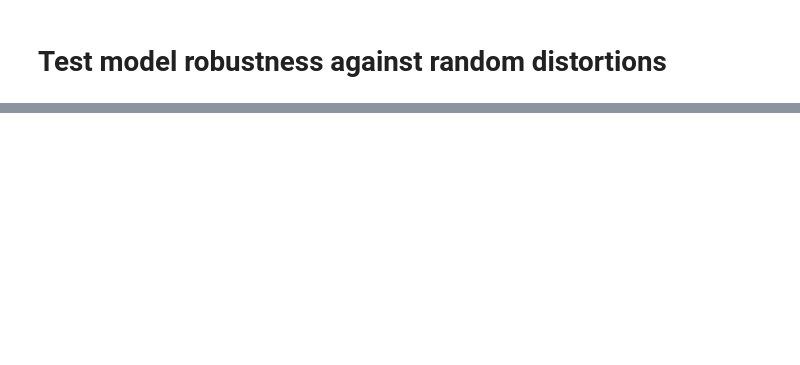
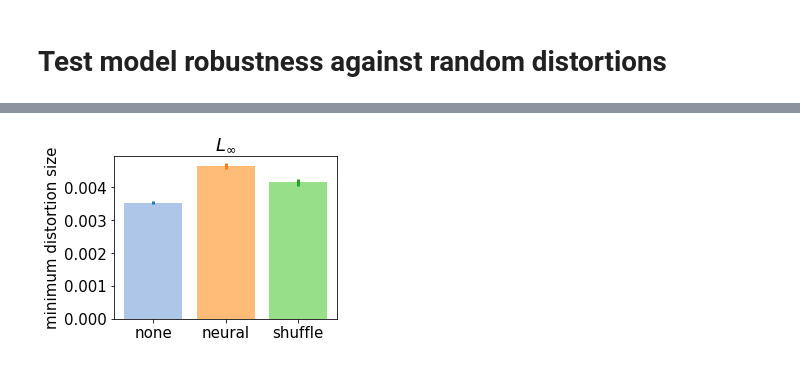
Before and after one commit to lizhe07/robust-arena, a Jupyter notebook: compare.models.ipynb, the cells around one changed output, grey strips where cells are left out. Cells and saved outputs as stored; diff of their text form; code cells hidden in the pictures; blank space fills up the shorter version.

```diff
--- a/compare.models.ipynb
+++ b/compare.models.ipynb
@@ -109,0 +123,25 @@ plt.show()
+# %%
+from roarena.tester import AttackJob
+
+attack_job = AttackJob('adv_attacks', benchmarks_dir)
+
+# attack models using foolbox
+advs, dists = {}, {}
+for key, model_ids in catalog.items():
+    print('attacking {} \'{}\' models...'.format(len(model_ids), key))
+    advs[key], dists[key] = [], []
+    for model_id in model_ids:
+        print(model_id)
+        attack_config = attack_job.get_work_config('--model_pth {}/exported/{}.pt --norm Linf'.format(models_dir, model_id).split())
+        w_id = attack_job.process(attack_config, policy='preserve', silent_mode=True)
+        output = attack_job.outputs.fetch_record(w_id)
+
+        advs[key].append(output['advs'])
+        dists[key].append(output['dist'])
+
+# gather results
+dists_mean = np.zeros((len(catalog_keys),), np.float)
+dists_sem = np.zeros((len(catalog_keys),), np.float)
+for k_idx, key in enumerate(catalog_keys):
+    dists_mean[k_idx] = np.mean(dists[key])
+    dists_sem[k_idx] = np.std(dists[key])/len(dists[key])**0.5
@@ -109,0 +169,17 @@ plt.show()
+# %%
+_, ax = plt.subplots(figsize=(4, 3))
+
+h_bars = []
+for k_idx in range(len(catalog_keys)):
+    if catalog[key]:
+        ecolor = tab20_colors[k_idx*2]
+        fcolor = tab20_colors[k_idx*2+1]
+        h_bars.append(ax.bar(k_idx, dists_mean[k_idx], 0.8, facecolor=fcolor))
+        ax.errorbar(k_idx, dists_mean[k_idx], dists_sem[k_idx], linestyle='none', ecolor=ecolor)
+ax.set_xticks(np.arange(len(catalog_keys)))
+ax.set_xticklabels(catalog_keys)
+ax.set_ylabel('minimum distortion size')
+ax.set_title(r'$L_\infty$')
+plt.show()
+# %% [output]
+[figure, added]
```
Also changed, not shown: parts of 6 cells of this notebook, 1 other file.
